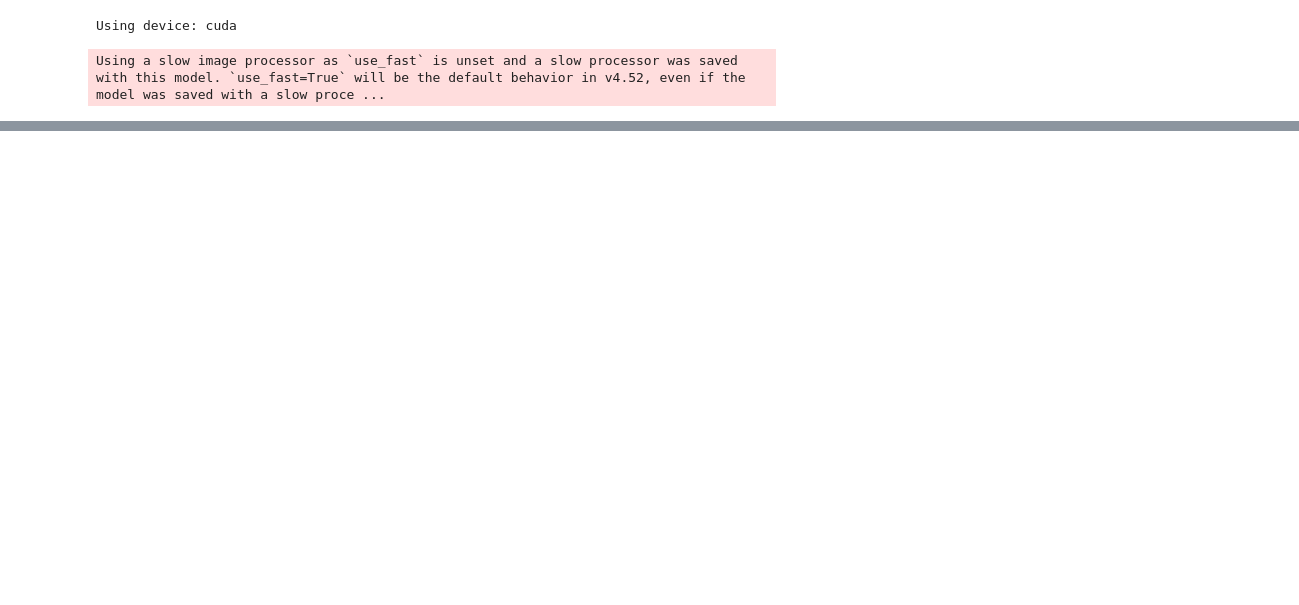
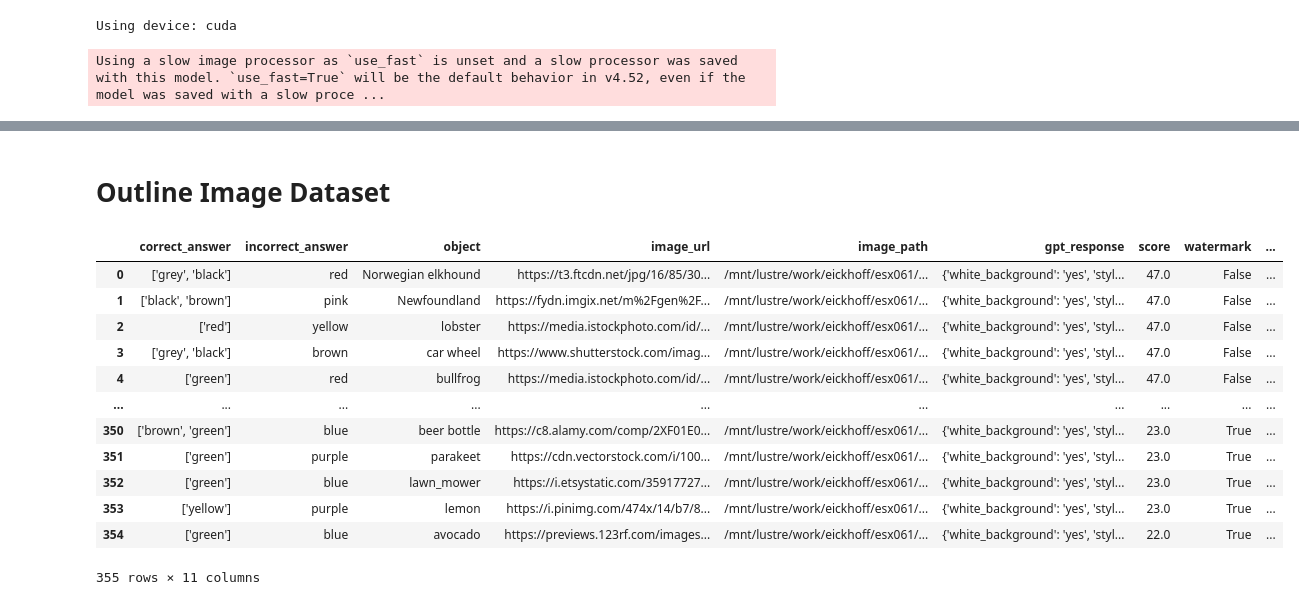
Before and after one commit to jonnemi/color-concept-entanglement, a Jupyter notebook: test_MLLMs.ipynb, the cells around one changed output, grey strips where cells are left out. Saved outputs shown, nothing was run; the diff lists cells and outputs as text; code cells hidden in the pictures; blank space fills up the shorter version.

```diff
--- a/test_MLLMs.ipynb
+++ b/test_MLLMs.ipynb
@@ -170,0 +187,19 @@ df.to_csv(out_path, index=False)
+# %% [markdown]
+# Outline Image Dataset
+# %%
+df = pd.read_csv(data_folder / "colored_images.csv")
+display(df)
+# %% [output]
+|  | correct_answer | incorrect_answer | object | image_url | image_path | gpt_response | score | watermark | ... |
+| 0 | ['grey', 'black'] | red | Norwegian elkhound | https://t3.ftcdn.net/jpg/16/85/30... | /mnt/lustre/work/eickhoff/esx061/... | {'white_background': 'yes', 'styl... | 47.0 | False | ... |
+| 1 | ['black', 'brown'] | pink | Newfoundland | https://fydn.imgix.net/m%2Fgen%2F... | /mnt/lustre/work/eickhoff/esx061/... | {'white_background': 'yes', 'styl... | 47.0 | False | ... |
+| 2 | ['red'] | yellow | lobster | https://media.istockphoto.com/id/... | /mnt/lustre/work/eickhoff/esx061/... | {'white_background': 'yes', 'styl... | 47.0 | False | ... |
+| 3 | ['grey', 'black'] | brown | car wheel | https://www.shutterstock.com/imag... | /mnt/lustre/work/eickhoff/esx061/... | {'white_background': 'yes', 'styl... | 47.0 | False | ... |
+| 4 | ['green'] | red | bullfrog | https://media.istockphoto.com/id/... | /mnt/lustre/work/eickhoff/esx061/... | {'white_background': 'yes', 'styl... | 47.0 | False | ... |
+| ... | ... | ... | ... | ... | ... | ... | ... | ... | ... |
+| 350 | ['brown', 'green'] | blue | beer bottle | https://c8.alamy.com/comp/2XF01E0... | /mnt/lustre/work/eickhoff/esx061/... | {'white_background': 'yes', 'styl... | 23.0 | True | ... |
+| 351 | ['green'] | purple | parakeet | https://cdn.vectorstock.com/i/100... | /mnt/lustre/work/eickhoff/esx061/... | {'white_background': 'yes', 'styl... | 23.0 | True | ... |
+| 352 | ['green'] | blue | lawn_mower | https://i.etsystatic.com/35917727... | /mnt/lustre/work/eickhoff/esx061/... | {'white_background': 'yes', 'styl... | 23.0 | True | ... |
+| 353 | ['yellow'] | purple | lemon | https://i.pinimg.com/474x/14/b7/8... | /mnt/lustre/work/eickhoff/esx061/... | {'white_background': 'yes', 'styl... | 23.0 | True | ... |
+| 354 | ['green'] | blue | avocado | https://previews.123rf.com/images... | /mnt/lustre/work/eickhoff/esx061/... | {'white_background': 'yes', 'styl... | 22.0 | True | ... |
+355 rows × 11 columns
```
Also changed, not shown: parts of 14 cells of this notebook.
